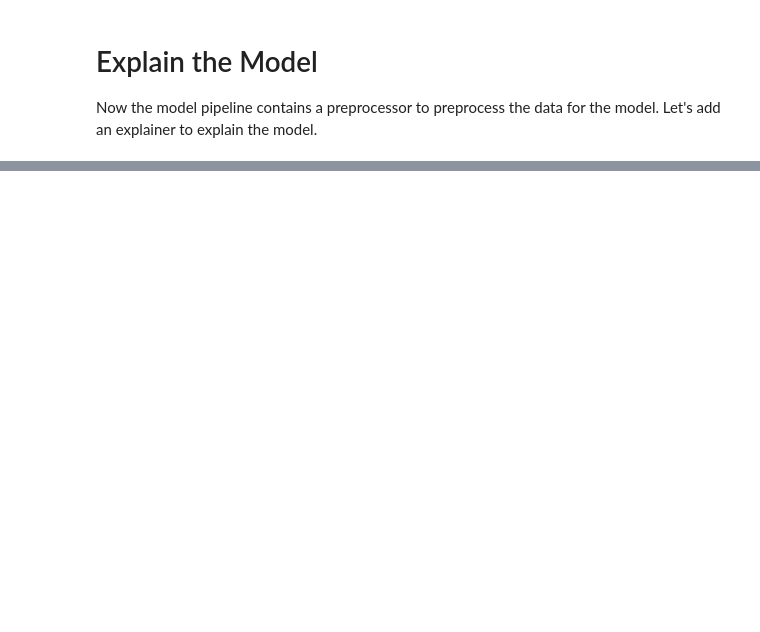
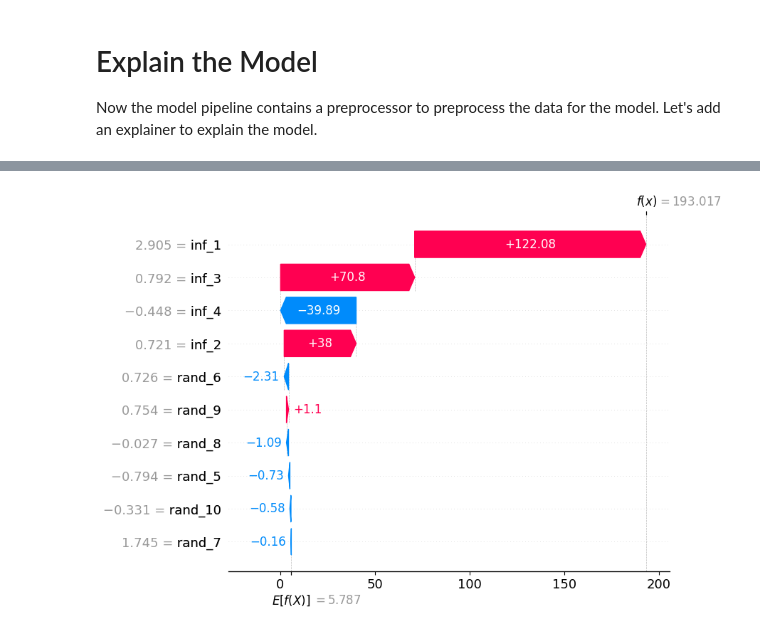
Before and after one commit to MenaWANG/mlflow-demo, a Jupyter notebook: pyfunc_pipeline.ipynb, the cells around one changed output, grey strips where cells are left out. Drawn from its saved outputs; the diff is of its cells as text; code cells hidden in the pictures; blank space fills up the shorter version.

```diff
--- a/pyfunc_pipeline.ipynb
+++ b/pyfunc_pipeline.ipynb
@@ -237,8 +71,8 @@ class PreProcessor(BaseEstimator, TransformerMixin):
 
         if self.features:
             self.transformer = Pipeline(steps=[
-                ('scaler', StandardScaler()),
-                ('imputer', SimpleImputer(strategy='median'))
+                ('imputer', SimpleImputer(strategy='median')),
+                ('scaler', StandardScaler())
             ])
             self.transformer.fit(X[self.features])
 
@@ -666,0 +558,23 @@ ml_pipeline.explain_model(X_test)
+# %%
+# Create a synthetic dataset for regression problem
+n_feature = 10
+n_inform = 4
+n_samples = 1000
+X, y = make_regression(n_samples = n_samples, n_features = n_feature,
+                            n_informative = n_inform, shuffle=False, random_state=12)
+informative_features_names = [f'inf_{i+1}' for i in range(n_inform)]
+random_features_names = [f'rand_{i+n_inform+1}' for i in range(n_feature - n_inform)]
+X = pd.DataFrame(X, columns = informative_features_names + random_features_names)
+X_train, X_test, y_train, y_test = train_test_split(X, y, test_size=0.2, random_state=22)
+
+# Switch to a regression algorithm
+ml_pipeline = ML_PIPELINE(
+    model = lgb.LGBMRegressor(verbose=-1),
+    # model = RandomForestRegressor(),
+    # model = xgb.XGBRegressor(),
+    preprocessor=PreProcessor_v2()
+)
+ml_pipeline.fit(X_train, y_train)
+y_pred = ml_pipeline.predict(context=None, model_input=X_test)
+rmse = root_mean_squared_error(y_test, y_pred)
+print(f"rmse:{rmse:.2f}")
@@ -666,0 +587,5 @@ ml_pipeline.explain_model(X_test)
+# %%
+case_number = 5
+ml_pipeline.explain_case(case_number)
+# %% [output]
+[figure, added]
```
Also changed, not shown: parts of 41 cells of this notebook, 4 other files.
